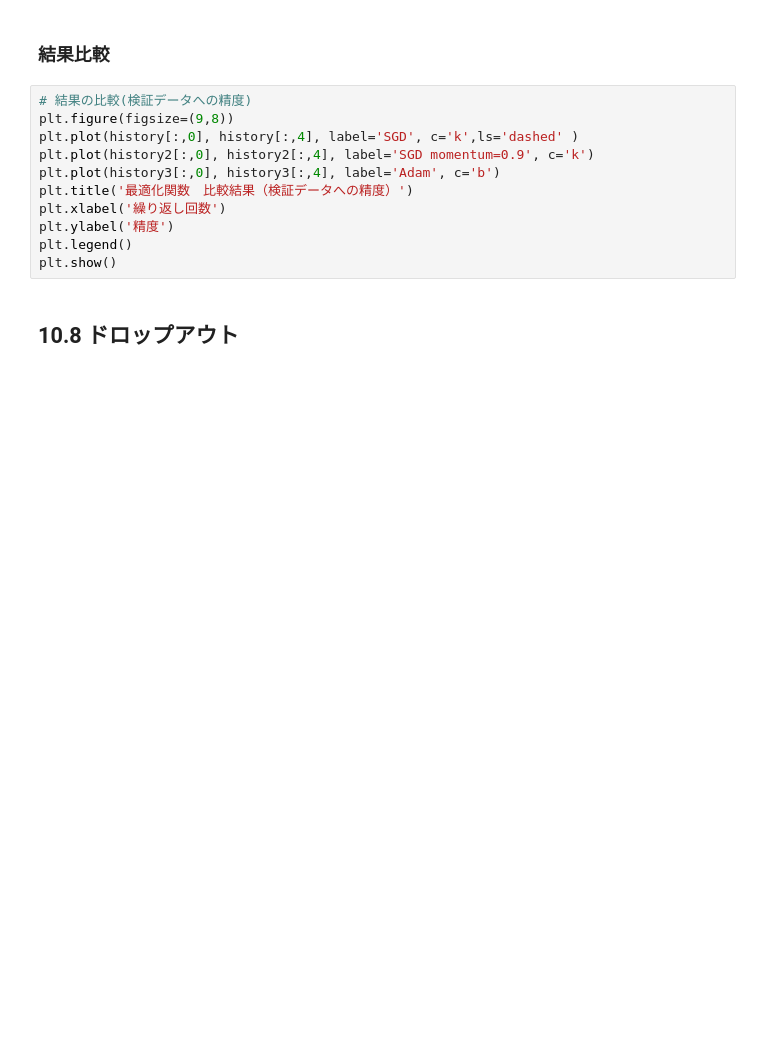
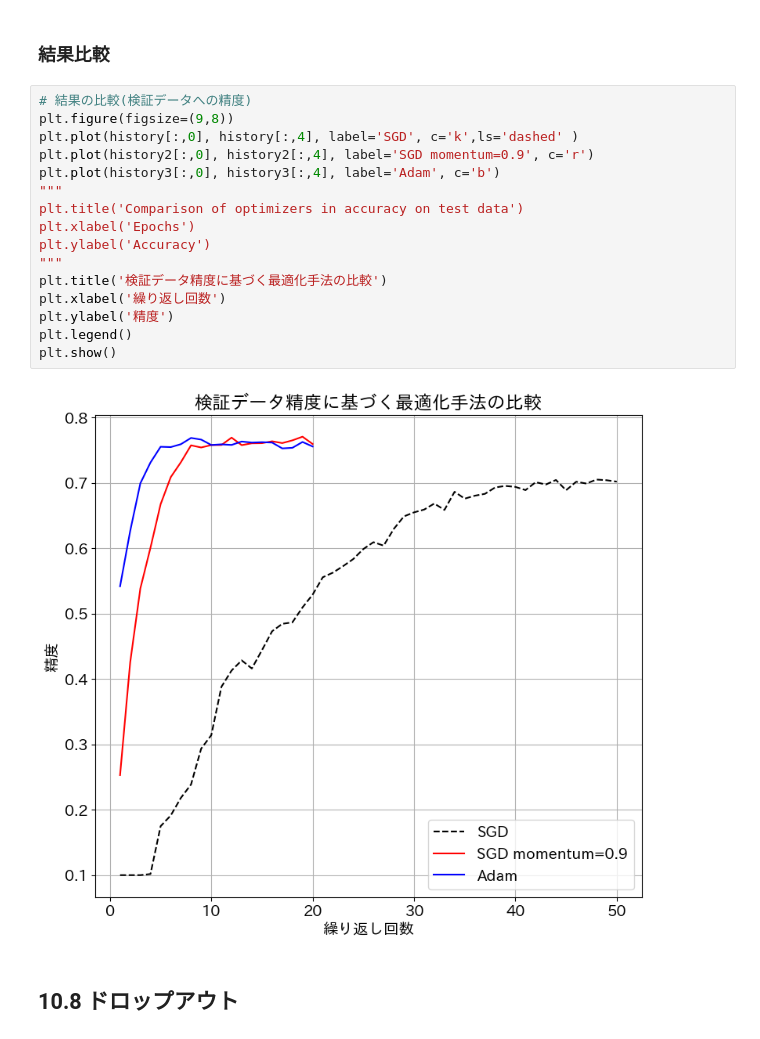
Before and after one commit to silbull/pytorch_book_info, a Jupyter notebook: notebooks/ch10_dl_tuning.ipynb, the cells around one changed output. Cells and saved outputs as stored; diff of their text form; blank space fills up the shorter version.

```diff
--- a/notebooks/ch10_dl_tuning.ipynb
+++ b/notebooks/ch10_dl_tuning.ipynb
@@ -285,14 +356,21 @@ evaluate_history(history3)
 # %%
 # 結果の比較(検証データへの精度)
 plt.figure(figsize=(9,8))
 plt.plot(history[:,0], history[:,4], label='SGD', c='k',ls='dashed' )
-plt.plot(history2[:,0], history2[:,4], label='SGD momentum=0.9', c='k')
+plt.plot(history2[:,0], history2[:,4], label='SGD momentum=0.9', c='r')
 plt.plot(history3[:,0], history3[:,4], label='Adam', c='b')
-plt.title('最適化関数　比較結果（検証データへの精度）')
+"""
+plt.title('Comparison of optimizers in accuracy on test data')
+plt.xlabel('Epochs')
+plt.ylabel('Accuracy')
+"""
+plt.title('検証データ精度に基づく最適化手法の比較')
 plt.xlabel('繰り返し回数')
 plt.ylabel('精度')
 plt.legend()
 plt.show()
+# %% [output]
+[figure, added]
 # %% [markdown]
 ## 10.8 ドロップアウト
 # %%
```
Also changed, not shown: parts of 31 cells of this notebook.
